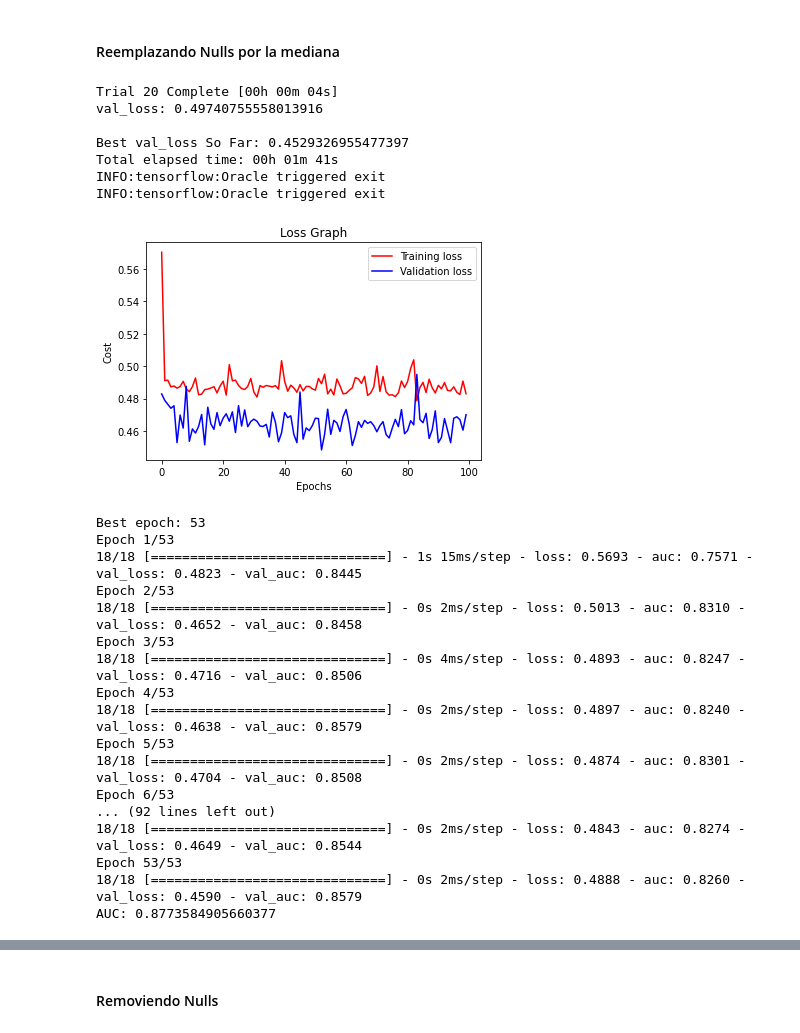
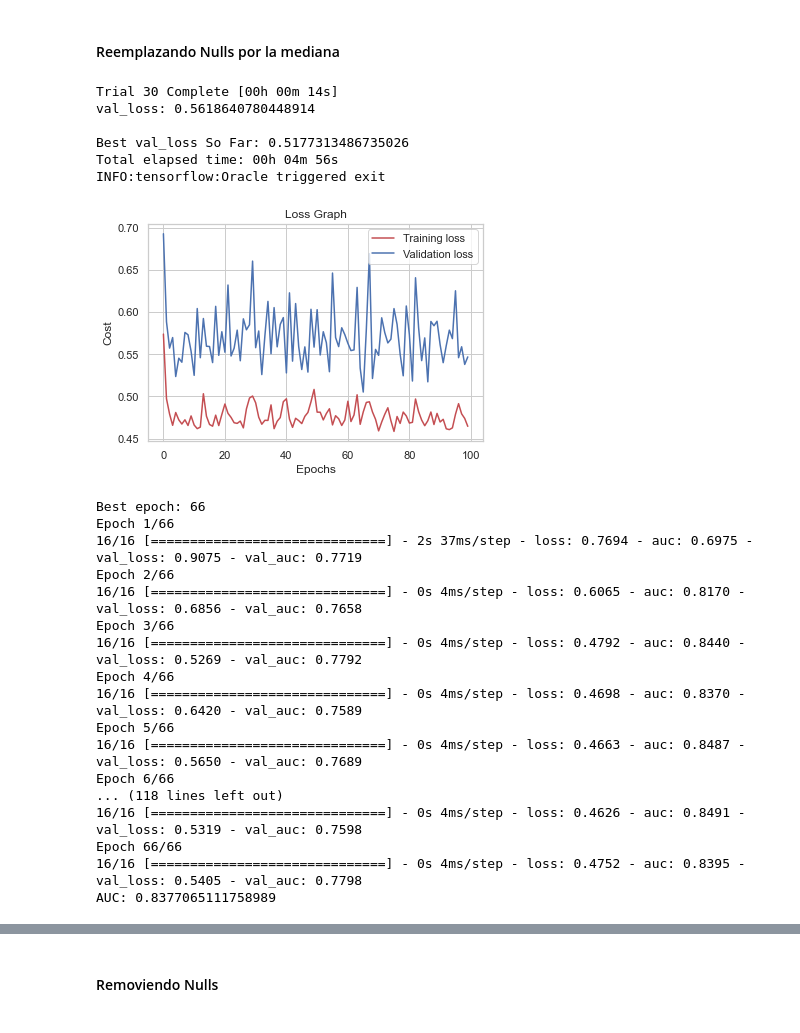
Before and after one commit to matifrancois/DeepLearning_Project2, a Jupyter notebook: Ej1/ej1__33.ipynb, the cells around one changed output, grey strips where cells are left out. Cells and saved outputs as stored; diff of their text form; code cells hidden in the pictures.

Commit message:
Run for nulls and outliers

```diff
--- a/Ej1/ej1__33.ipynb
+++ b/Ej1/ej1__33.ipynb
@@ -20,0 +52,10 @@ df = pd.read_csv('diabetes.csv')
+# %%
+sns.set(style="whitegrid")
+labels = ['No Diabéticos', 'Diabétos']
+sizes = [healthy_people_num,sick_people_num]
+colors = ["green","red"]
+plt.figure(figsize=(7,7))
+plt.pie(sizes, labels=labels, explode= (0.01,0) , colors=colors, autopct='%1.1f%%', shadow=True, startangle=90,)
+
+plt.title('Porcentaje de diabéticos.')
+plt.show()
@@ -20,0 +76,10 @@ df = pd.read_csv('diabetes.csv')
+# %%
+sns.set_theme(style="whitegrid")
+ax = sns.barplot(x=df2.columns, y=df2.isnull().sum())
+plt.xticks(rotation=45);
+for p in ax.patches:
+    ax.annotate(format(100*p.get_height()/df.shape[0], '.1f') + "%",
+                   (p.get_x() + p.get_width() / 2., p.get_height()),
+                   ha = 'center', va = 'center',
+                   xytext = (0, 10),
+                   textcoords = 'offset points')
@@ -34 +101,4 @@ BloodPressure               0.065068
 Name: Outcome, dtype: float64
+# %%
+df = df.drop(['Insulin'], axis=1)
+df.head()
@@ -35,3 +112,7 @@ Name: Outcome, dtype: float64
+# %%
+msk = np.random.rand(len(df)) < 0.9
+train_df = df[msk]
+test_df = df[~msk]
 # %%
 def specificity(y_true, y_pred):
     tn = K.sum(K.round(K.clip((1 - y_true) * (1 - y_pred), 0, 1)))
@@ -293,36 +390,35 @@ Negative Predictive Value: tf.Tensor(0.8181818166942149, shape=(), dtype=float64
 # %% [markdown]
 #### Reemplazando Nulls por la mediana
 # %%
-predictorRepNulls = DiabetesPredictor(df,'rep_nulls_predictor' ,replaceNulls=True, nullColumns=['Glucose','BloodPressure','SkinThickness','Insulin','BMI'])
+predictorRepNulls = DiabetesPredictor(train_df,'rep_nulls_predictor' ,replaceNulls=True, nullColumns=['Glucose','BloodPressure','SkinThickness','BMI'])
 predictorRepNulls.train_model()
-aucRepNulls = predictorRepNulls.test_model()
+aucRepNulls = predictorRepNulls.validate_model()
 print('AUC: ' + str(aucRepNulls))
 # %% [output]
-Trial 20 Complete [00h 00m 04s]
-val_loss: 0.49740755558013916
+Trial 30 Complete [00h 00m 14s]
+val_loss: 0.5618640780448914
 
-Best val_loss So Far: 0.4529326955477397
-Total elapsed time: 00h 01m 41s
+Best val_loss So Far: 0.5177313486735026
+Total elapsed time: 00h 04m 56s
 INFO:tensorflow:Oracle triggered exit
-INFO:tensorflow:Oracle triggered exit
-[figure, old version]
+[figure, new version]
-Best epoch: 53
-Epoch 1/53
-18/18 [==============================] - 1s 15ms/step - loss: 0.5693 - auc: 0.7571 - val_loss: 0.4823 - val_auc: 0.8445
-Epoch 2/53
-18/18 [==============================] - 0s 2ms/step - loss: 0.5013 - auc: 0.8310 - val_loss: 0.4652 - val_auc: 0.8458
-Epoch 3/53
-18/18 [==============================] - 0s 4ms/step - loss: 0.4893 - auc: 0.8247 - val_loss: 0.4716 - val_auc: 0.8506
-Epoch 4/53
-18/18 [==============================] - 0s 2ms/step - loss: 0.4897 - auc: 0.8240 - val_loss: 0.4638 - val_auc: 0.8579
-Epoch 5/53
-18/18 [==============================] - 0s 2ms/step - loss: 0.4874 - auc: 0.8301 - val_loss: 0.4704 - val_auc: 0.8508
-Epoch 6/53
-... (92 lines left out)
-18/18 [==============================] - 0s 2ms/step - loss: 0.4843 - auc: 0.8274 - val_loss: 0.4649 - val_auc: 0.8544
-Epoch 53/53
-18/18 [==============================] - 0s 2ms/step - loss: 0.4888 - auc: 0.8260 - val_loss: 0.4590 - val_auc: 0.8579
-AUC: 0.8773584905660377
+Best epoch: 66
+Epoch 1/66
+16/16 [==============================] - 2s 37ms/step - loss: 0.7694 - auc: 0.6975 - val_loss: 0.9075 - val_auc: 0.7719
+Epoch 2/66
+16/16 [==============================] - 0s 4ms/step - loss: 0.6065 - auc: 0.8170 - val_loss: 0.6856 - val_auc: 0.7658
+Epoch 3/66
+16/16 [==============================] - 0s 4ms/step - loss: 0.4792 - auc: 0.8440 - val_loss: 0.5269 - val_auc: 0.7792
+Epoch 4/66
+16/16 [==============================] - 0s 4ms/step - loss: 0.4698 - auc: 0.8370 - val_loss: 0.6420 - val_auc: 0.7589
+Epoch 5/66
+16/16 [==============================] - 0s 4ms/step - loss: 0.4663 - auc: 0.8487 - val_loss: 0.5650 - val_auc: 0.7689
+Epoch 6/66
+... (118 lines left out)
+16/16 [==============================] - 0s 4ms/step - loss: 0.4626 - auc: 0.8491 - val_loss: 0.5319 - val_auc: 0.7598
+Epoch 66/66
+16/16 [==============================] - 0s 4ms/step - loss: 0.4752 - auc: 0.8395 - val_loss: 0.5405 - val_auc: 0.7798
+AUC: 0.8377065111758989
 # %%
 predictorRepNulls.get_best_hyperparams()
 # %% [output]
```
Also changed, not shown: parts of 28 cells of this notebook.
